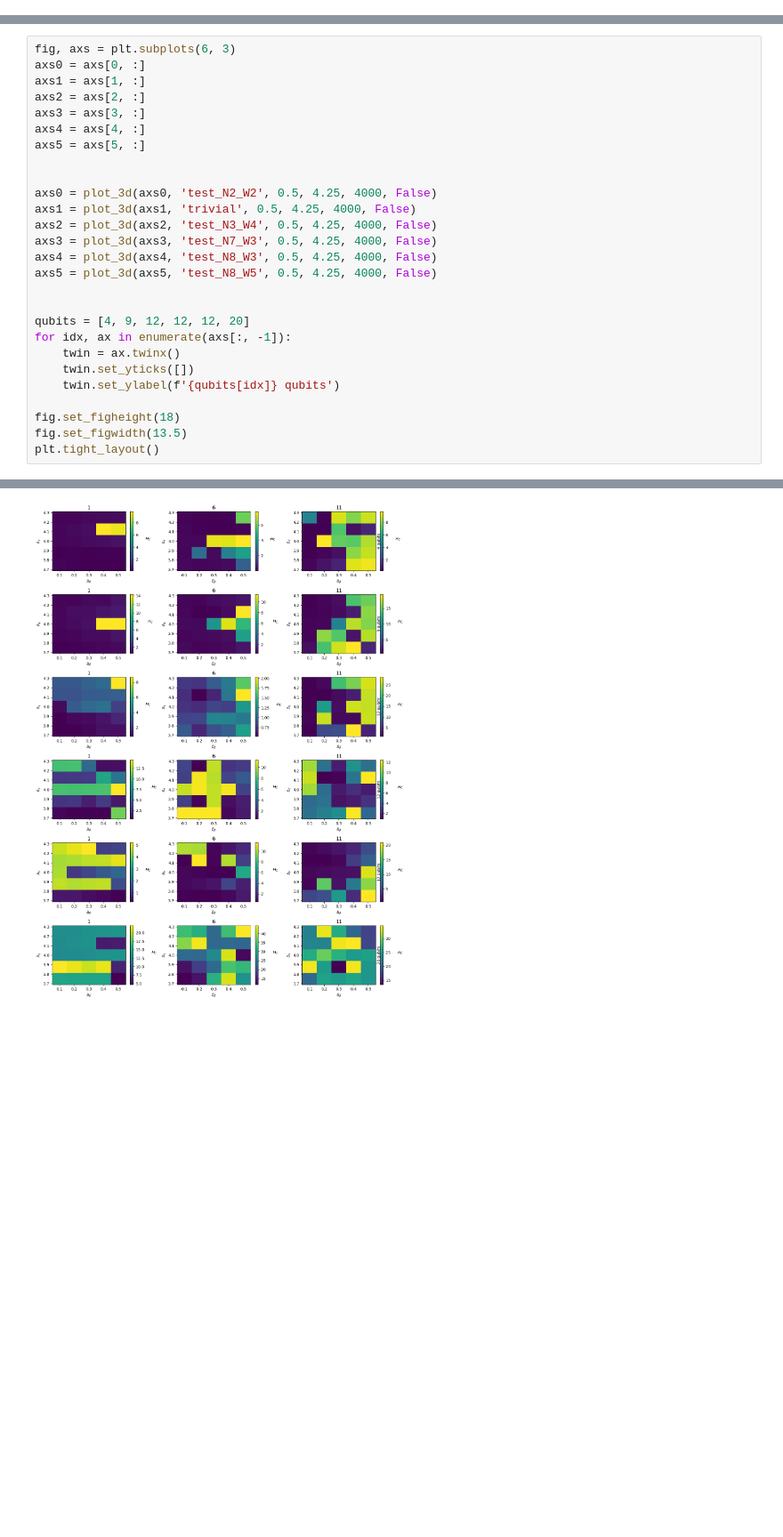
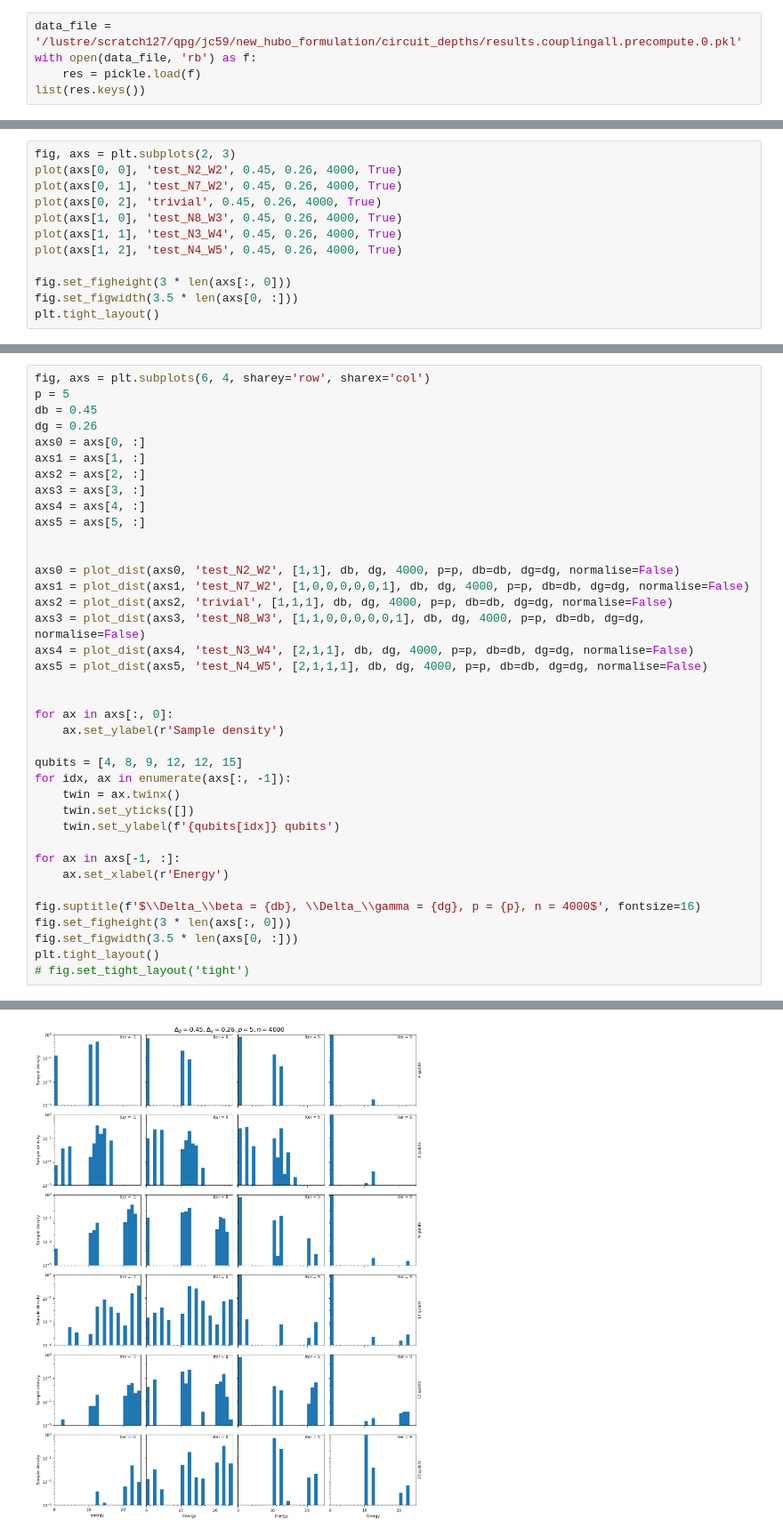
Before and after one commit to JoshCudby/quantum_pangenomics, a Jupyter notebook: new_hubo_formulation/hubo_qaoa/nonvariational/plot_nonvariational.ipynb, the cells around one changed output, grey strips where cells are left out. Shown at 89% size. Saved outputs shown, nothing was run; the diff lists cells and outputs as text; blank space fills up the shorter version.

Commit message:
New Hubo formulation -- fixed LR QAOA

```diff
--- a/new_hubo_formulation/hubo_qaoa/nonvariational/plot_nonvariational.ipynb
+++ b/new_hubo_formulation/hubo_qaoa/nonvariational/plot_nonvariational.ipynb
@@ -50,0 +14,5 @@ def plot_3d(axs, filename, maxdb, maxdg, shots, normalise=True):
+# %%
+data_file = '/lustre/scratch127/qpg/jc59/new_hubo_formulation/circuit_depths/results.couplingall.precompute.0.pkl'
+with open(data_file, 'rb') as f:
+    res = pickle.load(f)
+list(res.keys())
@@ -50,0 +83,12 @@ def plot_3d(axs, filename, maxdb, maxdg, shots, normalise=True):
+# %%
+fig, axs = plt.subplots(2, 3)
+plot(axs[0, 0], 'test_N2_W2', 0.45, 0.26, 4000, True)
+plot(axs[0, 1], 'test_N7_W2', 0.45, 0.26, 4000, True)
+plot(axs[0, 2], 'trivial', 0.45, 0.26, 4000, True)
+plot(axs[1, 0], 'test_N8_W3', 0.45, 0.26, 4000, True)
+plot(axs[1, 1], 'test_N3_W4', 0.45, 0.26, 4000, True)
+plot(axs[1, 2], 'test_N4_W5', 0.45, 0.26, 4000, True)
+
+fig.set_figheight(3 * len(axs[:, 0]))
+fig.set_figwidth(3.5 * len(axs[0, :]))
+plt.tight_layout()
@@ -51,5 +170,8 @@ def plot_3d(axs, filename, maxdb, maxdg, shots, normalise=True):
 # %%
-fig, axs = plt.subplots(6, 3)
+fig, axs = plt.subplots(6, 4, sharey='row', sharex='col')
+p = 5
+db = 0.45
+dg = 0.26
 axs0 = axs[0, :]
 axs1 = axs[1, :]
 axs2 = axs[2, :]
@@ -58,21 +180,29 @@ axs4 = axs[4, :]
 axs5 = axs[5, :]
 
 
-axs0 = plot_3d(axs0, 'test_N2_W2', 0.5, 4.25, 4000, False)
-axs1 = plot_3d(axs1, 'trivial', 0.5, 4.25, 4000, False)
-axs2 = plot_3d(axs2, 'test_N3_W4', 0.5, 4.25, 4000, False)
-axs3 = plot_3d(axs3, 'test_N7_W3', 0.5, 4.25, 4000, False)
-axs4 = plot_3d(axs4, 'test_N8_W3', 0.5, 4.25, 4000, False)
-axs5 = plot_3d(axs5, 'test_N8_W5', 0.5, 4.25, 4000, False)
+axs0 = plot_dist(axs0, 'test_N2_W2', [1,1], db, dg, 4000, p=p, db=db, dg=dg, normalise=False)
+axs1 = plot_dist(axs1, 'test_N7_W2', [1,0,0,0,0,0,1], db, dg, 4000, p=p, db=db, dg=dg, normalise=False)
+axs2 = plot_dist(axs2, 'trivial', [1,1,1], db, dg, 4000, p=p, db=db, dg=dg, normalise=False)
+axs3 = plot_dist(axs3, 'test_N8_W3', [1,1,0,0,0,0,0,1], db, dg, 4000, p=p, db=db, dg=dg, normalise=False)
+axs4 = plot_dist(axs4, 'test_N3_W4', [2,1,1], db, dg, 4000, p=p, db=db, dg=dg, normalise=False)
+axs5 = plot_dist(axs5, 'test_N4_W5', [2,1,1,1], db, dg, 4000, p=p, db=db, dg=dg, normalise=False)
 
 
-qubits = [4, 9, 12, 12, 12, 20]
+for ax in axs[:, 0]:
+    ax.set_ylabel(r'Sample density')
+
+qubits = [4, 8, 9, 12, 12, 15]
 for idx, ax in enumerate(axs[:, -1]):
     twin = ax.twinx()
     twin.set_yticks([])
     twin.set_ylabel(f'{qubits[idx]} qubits')
 
-fig.set_figheight(18)
-fig.set_figwidth(13.5)
+for ax in axs[-1, :]:
+    ax.set_xlabel(r'Energy')
+
+fig.suptitle(f'$\\Delta_\\beta = {db}, \\Delta_\\gamma = {dg}, p = {p}, n = 4000$', fontsize=16)
+fig.set_figheight(3 * len(axs[:, 0]))
+fig.set_figwidth(3.5 * len(axs[0, :]))
 plt.tight_layout()
+# fig.set_tight_layout('tight')
 # %% [output]
@@ -79 +221 @@ plt.tight_layout()
-[figure, old version]
+[figure, new version]
```
Also changed, not shown: parts of 11 cells of this notebook, 20 other files.
